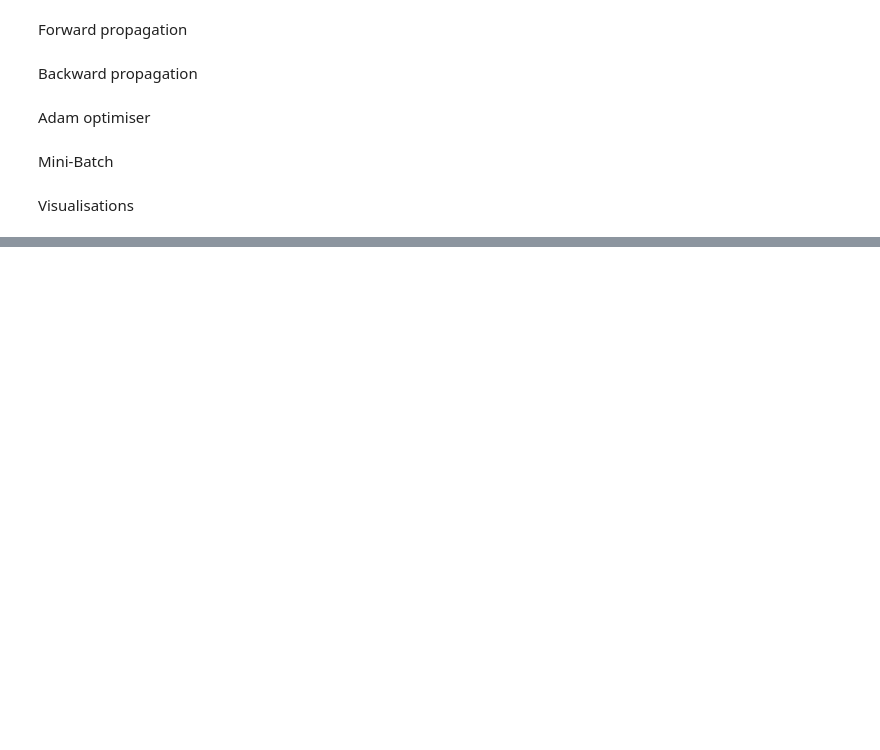
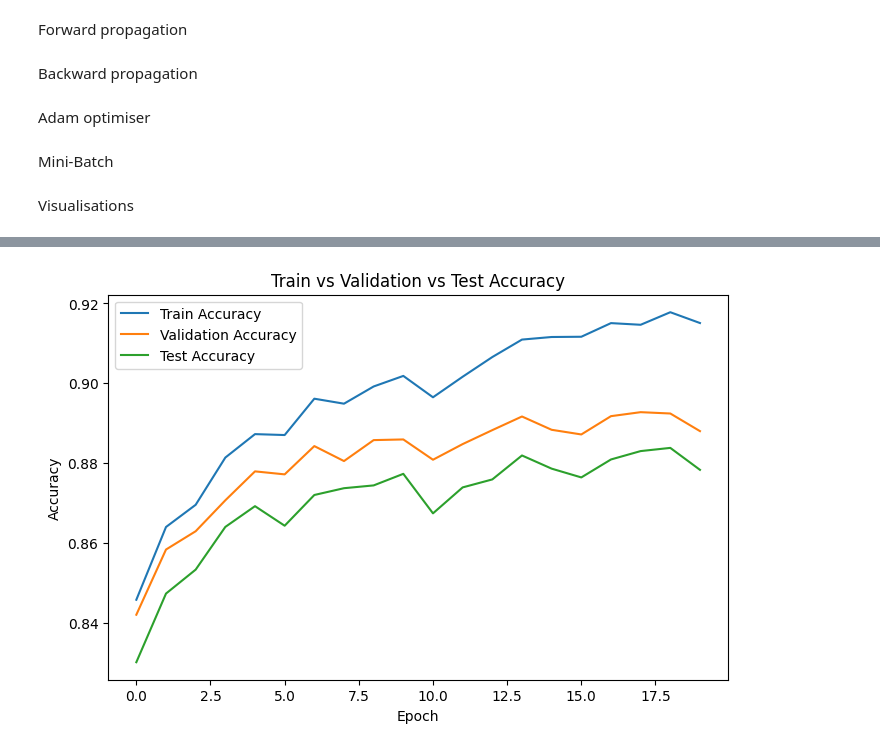
Before and after one commit to Rajmanishh/MrM-Research, a Jupyter notebook: Neural Network.ipynb, the cells around one changed output, grey strips where cells are left out. Drawn from its saved outputs; the diff is of its cells as text; code cells hidden in the pictures; blank space fills up the shorter version.

```diff
--- a/Neural Network.ipynb
+++ b/Neural Network.ipynb
@@ -50,6 +50,22 @@ X = X_train.reshape(-1, 28*28)
 X_test_flat = X_test.reshape(-1, 28*28)
 # %% [output]
 [figure]
+# %%
+# -------- Validation split --------
+val_ratio = 0.2
+num_train = X.shape[0]
+
+perm = np.random.permutation(num_train)
+X = X[perm]
+y_train = y_train[perm]
+
+split_idx = int(num_train * (1 - val_ratio))
+
+X_train_final = X[:split_idx]
+y_train_final = y_train[:split_idx]
+
+X_val = X[split_idx:]
+y_val = y_train[split_idx:]
 # %% [markdown]
 Data Augmentation(experimental)
 # %%
@@ -306,3 +327,15 @@ Test accuracy : 0.8866
+# %%
+plt.figure(figsize=(8,5))
+plt.plot(train_acc_history, label="Train Accuracy")
+plt.plot(val_acc_history, label="Validation Accuracy")
+plt.plot(test_acc_history, label="Test Accuracy")
+plt.xlabel("Epoch")
+plt.ylabel("Accuracy")
+plt.legend()
+plt.title("Train vs Validation vs Test Accuracy")
+plt.show()
+# %% [output]
+[figure, added]
 # %%
 plt.figure(figsize=(8,5))
 plt.plot(train_acc_history, label="Train Accuracy")
```
Also changed, not shown: parts of 6 cells of this notebook.
